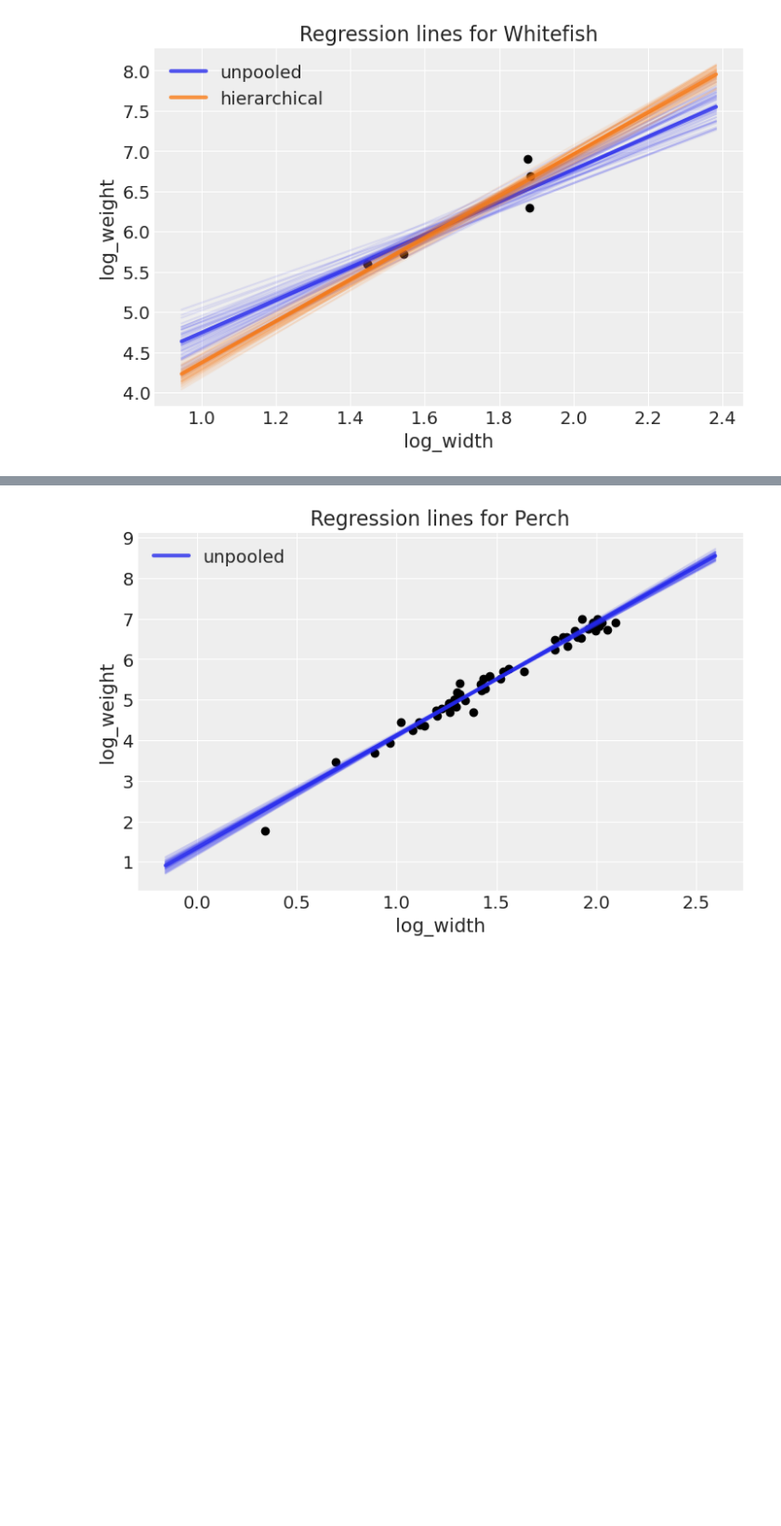
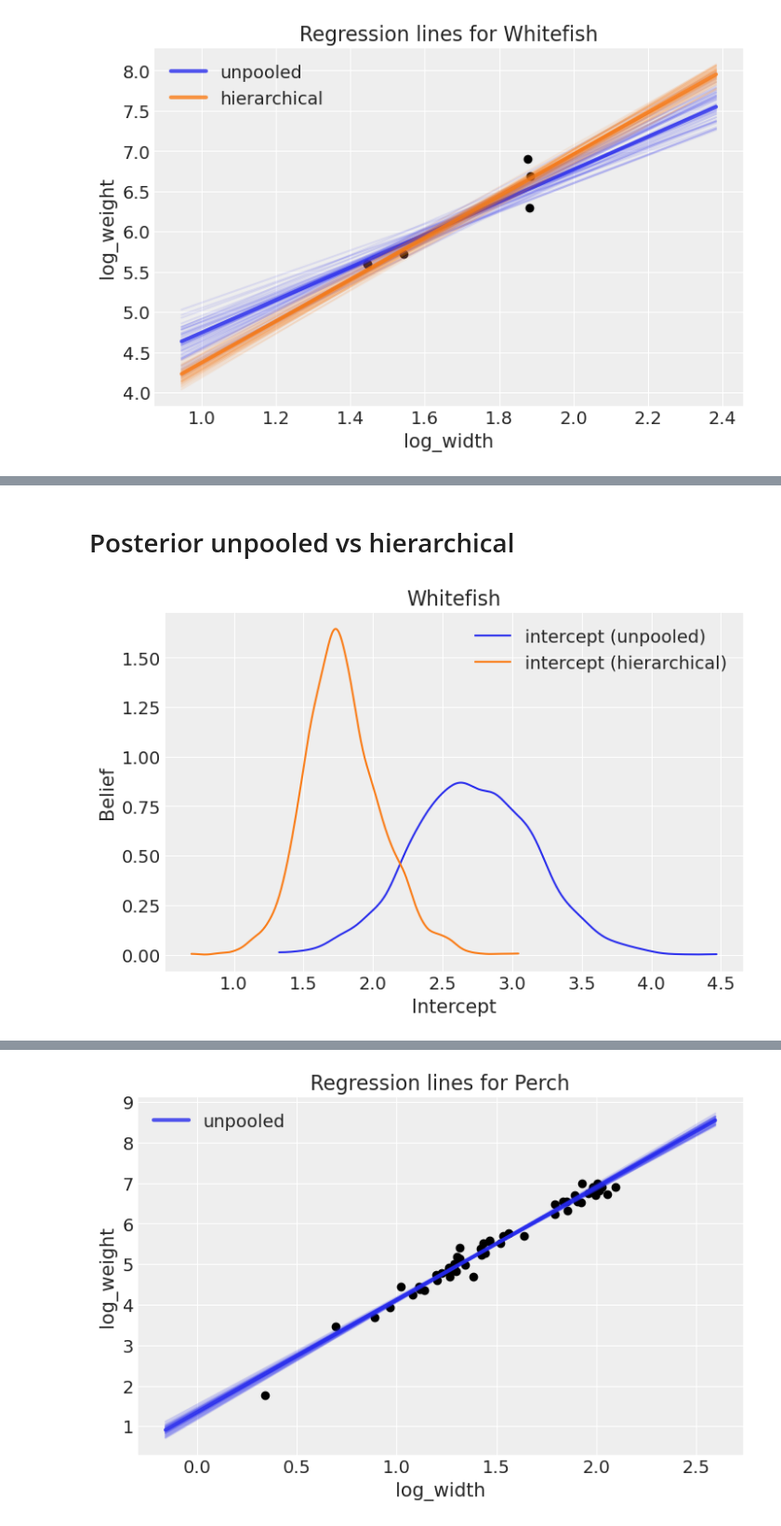
Before and after one commit to AlexAndorra/notebooks-experiments, a Jupyter notebook: Hierarchical_Regression/Hierarchical_Regression.ipynb, the cells around one changed output, grey strips where cells are left out. Shown at 93% size. Saved outputs shown, nothing was run; the diff lists cells and outputs as text; code cells hidden in the pictures; blank space fills up the shorter version.

Commit message:
More updates, structure and plots mostly in place.

```diff
--- a/Hierarchical_Regression/Hierarchical_Regression.ipynb
+++ b/Hierarchical_Regression/Hierarchical_Regression.ipynb
@@ -389,0 +424,8 @@ plot_pred(idata_hierarchical, label="hierarchical", color=sns.color_palette()[1]
+# %% [markdown]
+# Posterior unpooled vs hierarchical
+# %%
+az.plot_dist(idata_unpooled_oos.posterior.intercept.sel(species="Whitefish"), color=sns.color_palette()[0], label="intercept (unpooled)")
+az.plot_dist(idata_hierarchical.posterior.intercept.sel(species="Whitefish"), color=sns.color_palette()[1], label="intercept (hierarchical)")
+plt.xlabel("Intercept"); plt.ylabel("Belief"); plt.title("Whitefish");
+# %% [output]
+[figure, added]
```
Also changed, not shown: parts of 25 cells of this notebook.
